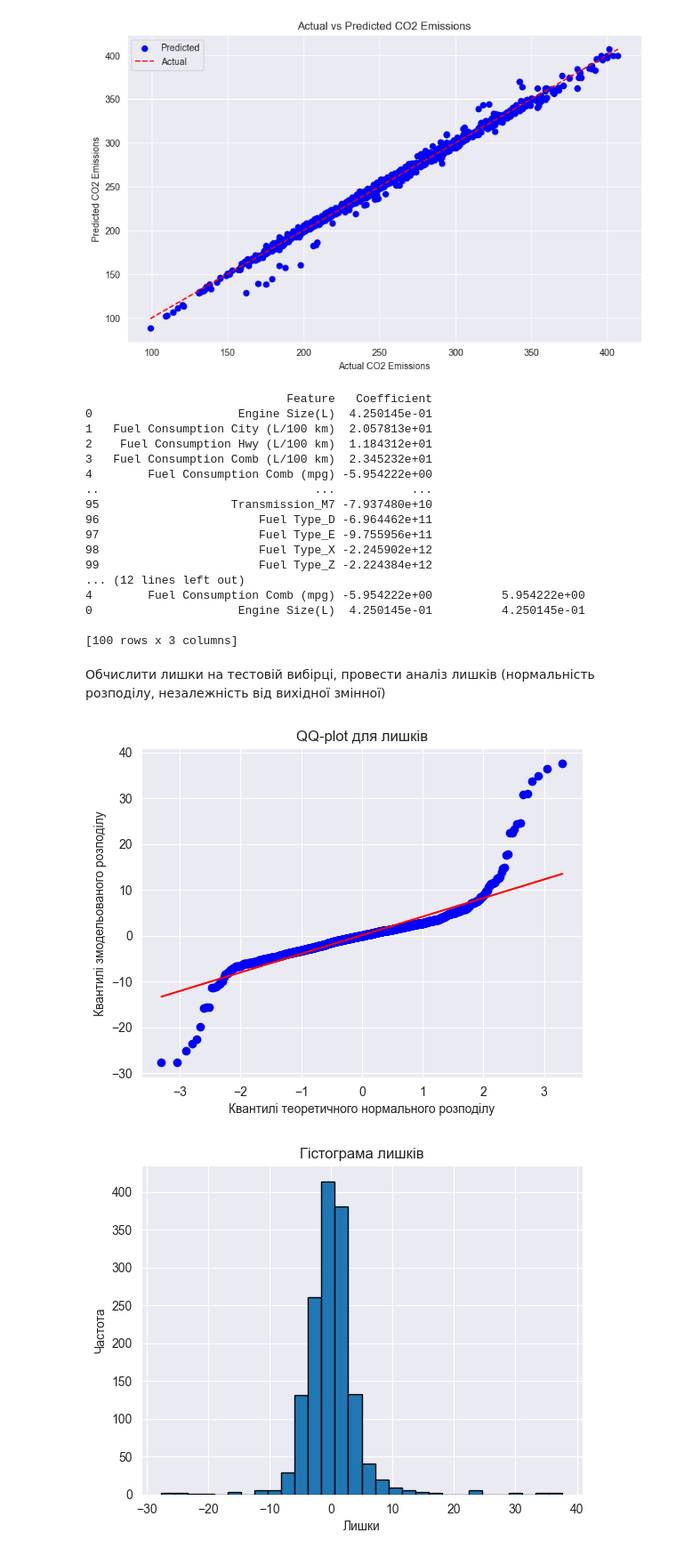
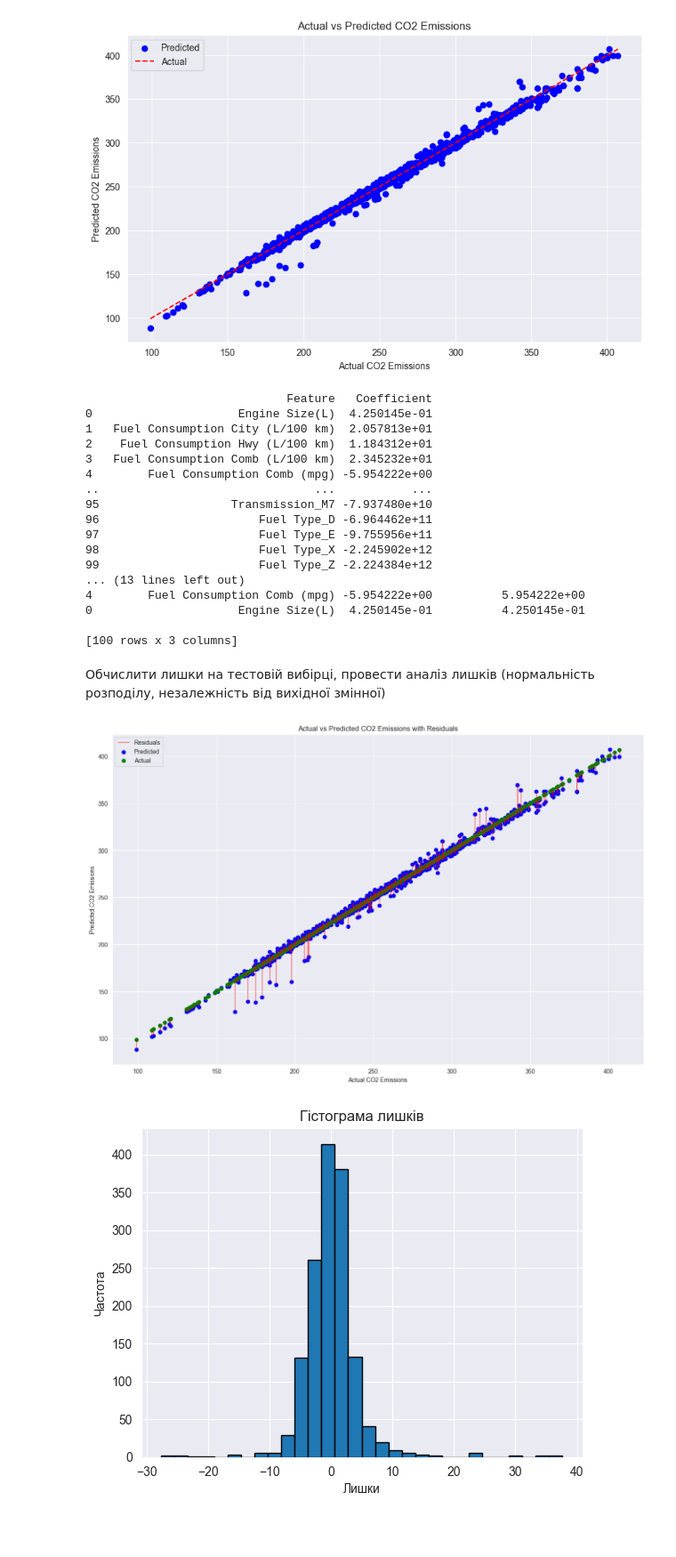
Before and after one commit to Valakas148/ML, a Jupyter notebook: lr2/lr2.ipynb, the cells around one changed output. Shown: that part at 89% size. Cells and saved outputs as stored; diff of their text form; code cells hidden in the pictures; blank space fills up the shorter version.

```diff
--- a/lr2/lr2.ipynb
+++ b/lr2/lr2.ipynb
@@ -206,21 +189,15 @@ plt.show()
 # %% [output]
 [figure]
 # %%
-# Отримання коефіцієнтів моделі
 coefficients = LinReg.coef_
-
-# Отримання назв ознак (признаків)
 feature_names = feature.columns
-
-# Створення DataFrame для відображення коефіцієнтів та назв ознак
 coefficients_df = pd.DataFrame({'Feature': feature_names, 'Coefficient': coefficients})
-
-# Виведення DataFrame з важливістю ознак (за значеннями коефіцієнтів)
 print(coefficients_df)
 
-# Або сортування за абсолютним значенням коефіцієнтів
+
 coefficients_df['Absolute Coefficient'] = np.abs(coefficients_df['Coefficient'])
 sorted_coefficients = coefficients_df.sort_values(by='Absolute Coefficient', ascending=False)
+print("sorted_coefficients")
 print(sorted_coefficients)
 # %% [output]
                              Feature   Coefficient
@@ -235,7 +212,7 @@ print(sorted_coefficients)
 97                       Fuel Type_E -9.755956e+11
 98                       Fuel Type_X -2.245902e+12
 99                       Fuel Type_Z -2.224384e+12
-... (12 lines left out)
+... (13 lines left out)
 4        Fuel Consumption Comb (mpg) -5.954222e+00          5.954222e+00
 0                     Engine Size(L)  4.250145e-01          4.250145e-01
 
@@ -244,14 +221,20 @@ print(sorted_coefficients)
 Обчислити лишки на тестовій вибірці, провести аналіз лишків (нормальність розподілу, незалежність від вихідної змінної)
 # %%
 residuals = y_test - predictions
-# %%
-stats.probplot(residuals, dist="norm", plot=plt)
-plt.title('QQ-plot для лишків')
-plt.xlabel('Квантилі теоретичного нормального розподілу')
-plt.ylabel('Квантилі змодельованого розподілу')
-plt.show()
-# %% [output]
-[figure, removed]
+# %%
+fig, ax = plt.subplots(figsize=(16, 10))
+ax.vlines(y_test, predictions, predictions + residuals, colors='red', alpha=0.7, linewidth=1, label='Residuals')
+ax.scatter(y_test, predictions, color='blue', label='Predicted')
+ax.scatter(y_test, y_test, color='green', label='Actual')
+
+ax.set_xlabel('Actual CO2 Emissions')
+ax.set_ylabel('Predicted CO2 Emissions')
+ax.set_title('Actual vs Predicted CO2 Emissions with Residuals')
+ax.legend()
+plt.grid(True)
+plt.show()
+# %% [output]
+[figure, added]
 # %%
 plt.hist(residuals, bins=30, edgecolor='black')
 plt.title('Гістограма лишків')
```
Also changed, not shown: parts of 20 cells of this notebook.
